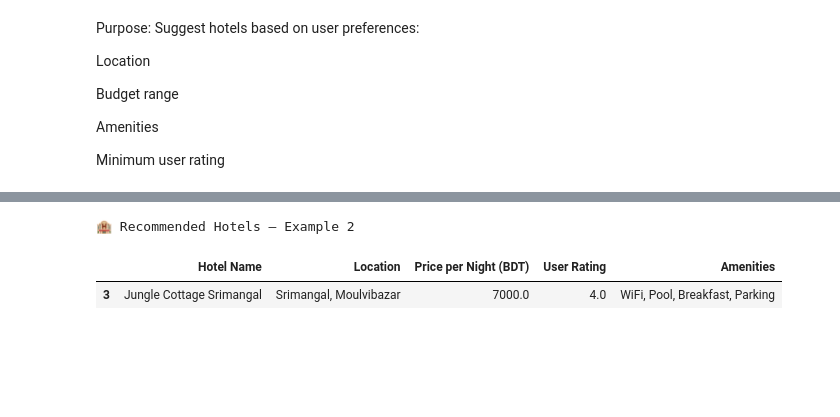
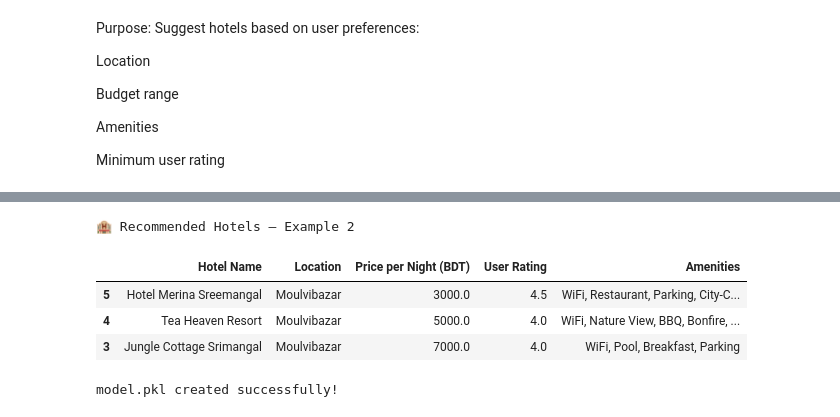
Before and after one commit to Wasima230Sultana/Hotel_Data, a Jupyter notebook: hotel_data.ipynb, the cells around one changed output, grey strips where cells are left out. Drawn from its saved outputs; the diff is of its cells as text; code cells hidden in the pictures; blank space fills up the shorter version.

```diff
--- a/hotel_data.ipynb
+++ b/hotel_data.ipynb
@@ -283,7 +525,7 @@ Amenities
 
 Minimum user rating
 # %%
-def recommend_hotels(location=None, budget=None, amenities=None, min_rating=0, top_n=5):
+def recommend_hotels(location=None, budget=None, amenities=None, min_rating=0, top_n=3):
     filtered_df = df.copy()
 
     # 1️⃣ Filter by location
@@ -337,17 +577,29 @@ result1
 # %%
 # Cell 5: Example – Recommendation for Srimangal
 
 print("🏨 Recommended Hotels — Example 2")
 result2 = recommend_hotels(
-    location="Srimangal",
+    location="Moulvibazar",
     budget=(3000, 12000),
     amenities=["WiFi"],
     min_rating=4.0,
-    top_n=5
+    top_n=3
 )
 
 result2
 # %% [output]
 🏨 Recommended Hotels — Example 2
 |  | Hotel Name | Location | Price per Night (BDT) | User Rating | Amenities |
-| 3 | Jungle Cottage Srimangal | Srimangal, Moulvibazar | 7000.0 | 4.0 | WiFi, Pool, Breakfast, Parking |
+| 5 | Hotel Merina Sreemangal | Moulvibazar | 3000.0 | 4.5 | WiFi, Restaurant, Parking, City-C... |
+| 4 | Tea Heaven Resort | Moulvibazar | 5000.0 | 4.0 | WiFi, Nature View, BBQ, Bonfire, ... |
+| 3 | Jungle Cottage Srimangal | Moulvibazar | 7000.0 | 4.0 | WiFi, Pool, Breakfast, Parking |
+# %%
+import pickle
+
+# assuming df and recommend_hotels are defined
+with open("model.pkl", "wb") as f:
+    pickle.dump({"df": df, "recommend": recommend_hotels}, f)
+
+print("model.pkl created successfully!")
+# %% [output]
+model.pkl created successfully!
```
Also changed, not shown: parts of 11 cells of this notebook, 9 other files.
